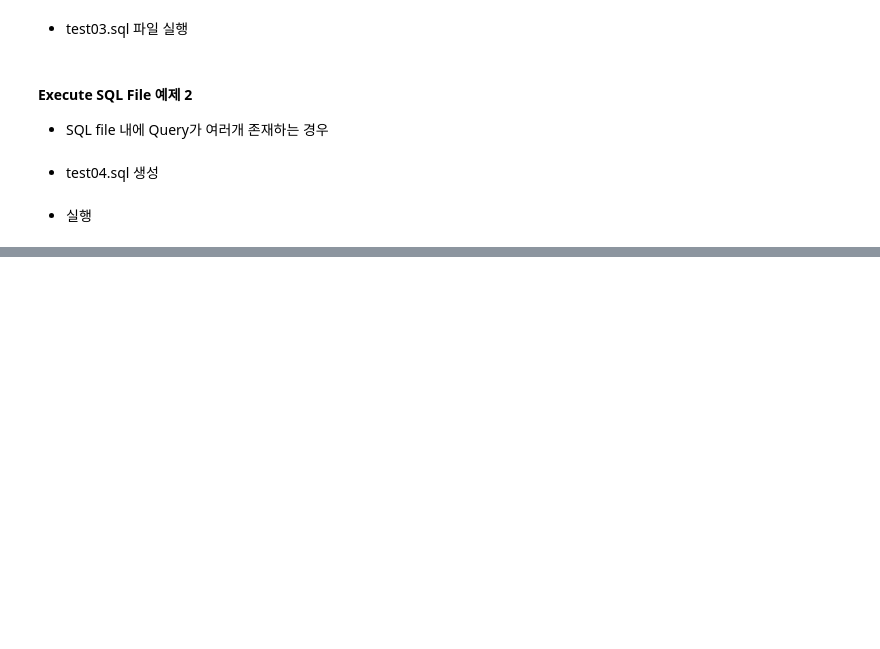
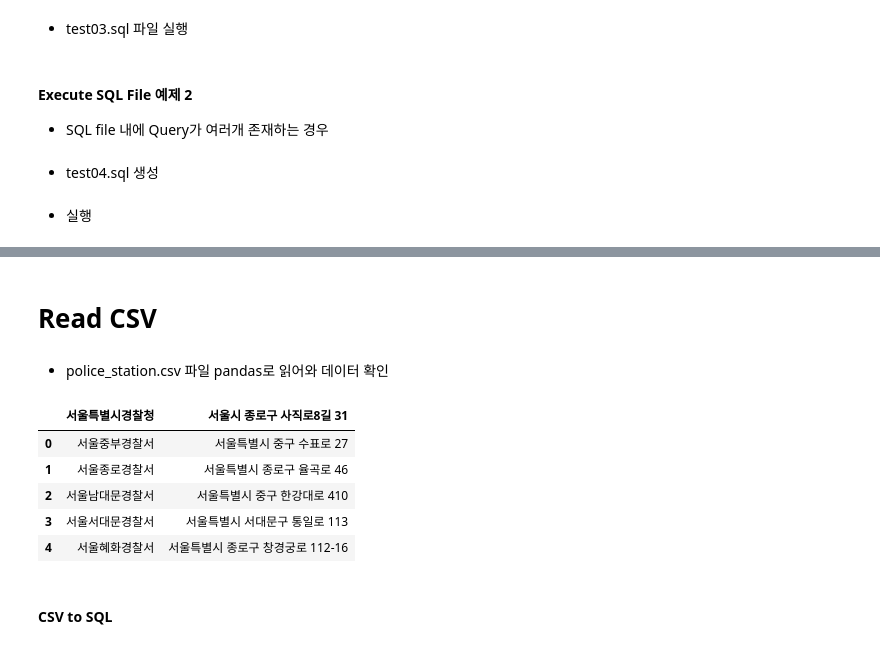
Before and after one commit to newrandom/MySQL_lecture, a Jupyter notebook: sql_ws/python to SQL.ipynb, the cells around one changed output, grey strips where cells are left out. Saved outputs shown, nothing was run; the diff lists cells and outputs as text; code cells hidden in the pictures; blank space fills up the shorter version.

```diff
--- a/sql_ws/python to SQL.ipynb
+++ b/sql_ws/python to SQL.ipynb
@@ -155,0 +182,17 @@ remote.close()
+# %% [markdown]
+# Read CSV
+# %% [markdown]
+- police_station.csv 파일 pandas로 읽어와 데이터 확인
+# %%
+import pandas as pd
+df = pd.read_csv('../csv/police_station.csv', )
+df.head()
+# %% [output]
+|  | 서울특별시경찰청 | 서울시 종로구 사직로8길 31 |
+| 0 | 서울중부경찰서 | 서울특별시 중구 수표로 27 |
+| 1 | 서울종로경찰서 | 서울특별시 종로구 율곡로 46 |
+| 2 | 서울남대문경찰서 | 서울특별시 중구 한강대로 410 |
+| 3 | 서울서대문경찰서 | 서울특별시 서대문구 통일로 113 |
+| 4 | 서울혜화경찰서 | 서울특별시 종로구 창경궁로 112-16 |
+# %% [markdown]
+#### CSV to SQL
```
Also changed, not shown: parts of 5 cells of this notebook, 4 other files.
